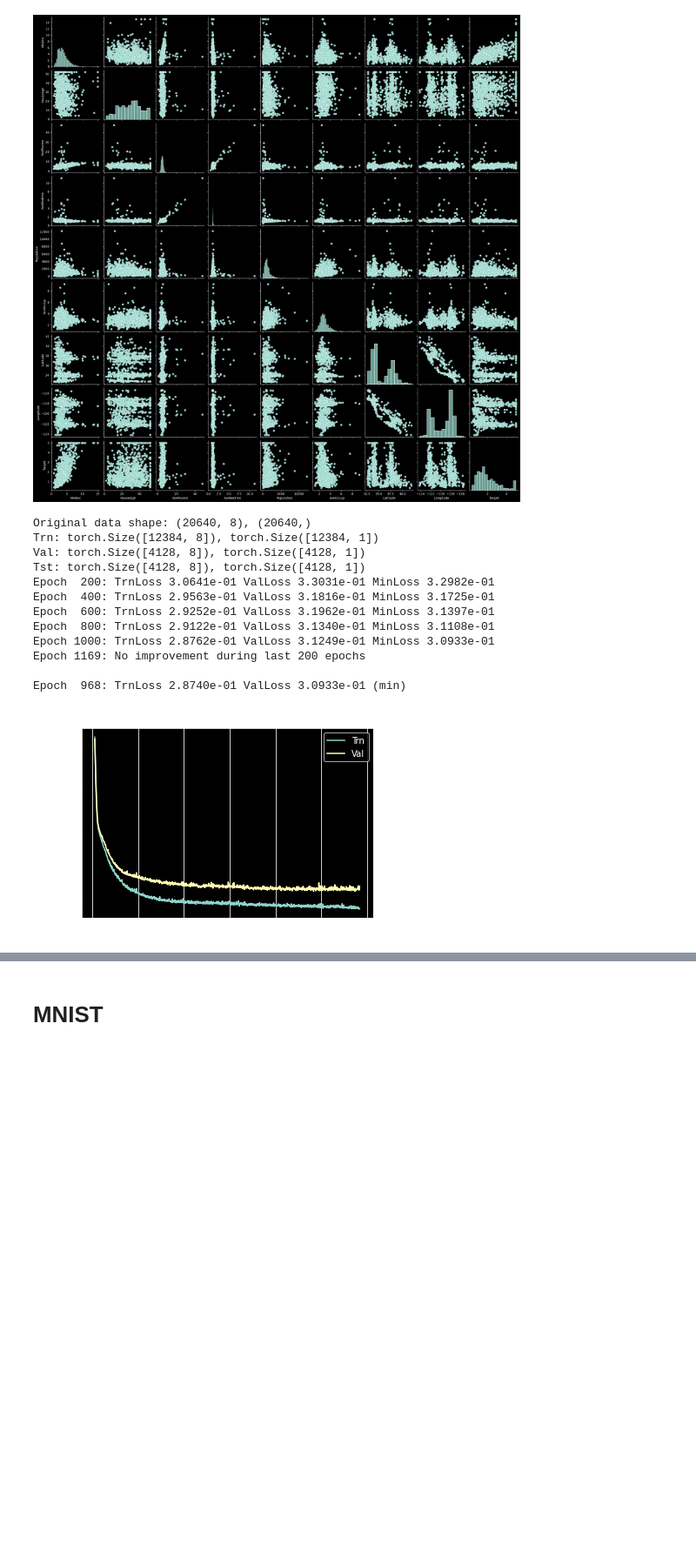
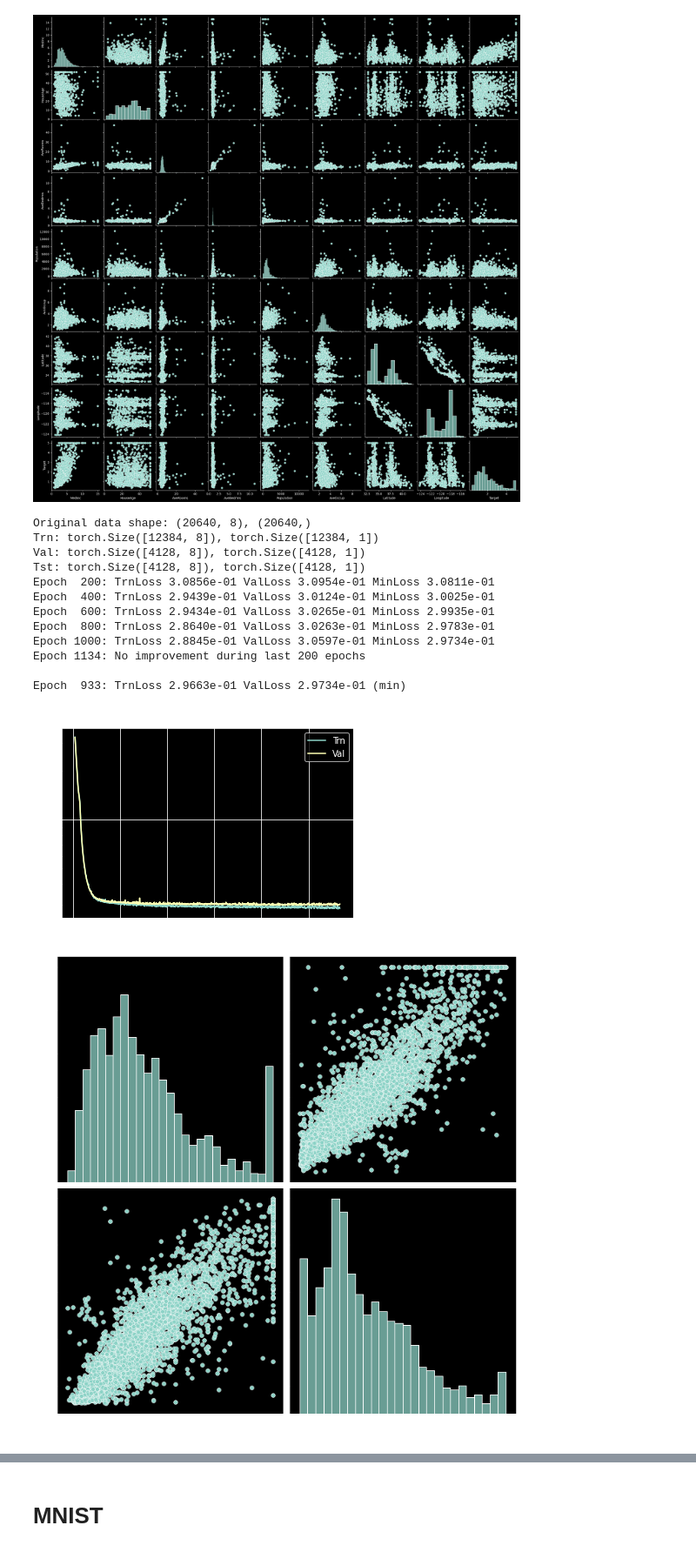
Before and after one commit to ajwkim/DLRL, a Jupyter notebook: pytorch3.ipynb, the cells around one changed output, grey strips where cells are left out. Shown at 87% size. Saved outputs shown, nothing was run; the diff lists cells and outputs as text; code cells hidden in the pictures; blank space fills up the shorter version.

```diff
--- a/pytorch3.ipynb
+++ b/pytorch3.ipynb
@@ -229,36 +229,39 @@ sns.pairplot(df.sample(1000));
 <seaborn.axisgrid.PairGrid at 0x...>
 [figure]
 # %%
+from types import SimpleNamespace
 from torch import nn, optim
 from data import getCaliforniaHousing, get_dataloader
 from model import linear_regressor
 from utils import Regressor
 
+cf = SimpleNamespace(n_epoch=3000, n_print=200, early_stop=200, plot_from=10,
+                     b_size=512)
+
 Xtrn, Xval, Xtst, ytrn, yval, ytst = getCaliforniaHousing()
+trnloader = get_dataloader(Xtrn, ytrn, cf.b_size, shuffle=T)
+valloader = get_dataloader(Xval, yval, cf.b_size)
+tstloader = get_dataloader(Xtst, ytst, cf.b_size)
+
 model = linear_regressor(Xtrn.size(-1), 1, dim_step=-1)
 optimizer = optim.Adam(model.parameters())
 criterion = nn.functional.mse_loss
 
-b_size = 256
-trnloader = get_dataloader(Xtrn, ytrn, b_size, shuffle=T)
-valloader = get_dataloader(Xval, yval, b_size)
-tstloader = get_dataloader(Xtst, ytst, b_size)
-n_epoch, n_print, early_stop = 3000, 200, 200
-plot_from = 10
-
 regressor = Regressor(model, optimizer, criterion)
-regressor.run(trnloader, valloader, n_epoch, n_print, early_stop, plot_from);
+regressor.run(trnloader, valloader, cf.n_epoch, cf.n_print, cf.early_stop, cf.plot_from);
+regressor.test(tstloader)
 # %% [output]
 Original data shape: (20640, 8), (20640,)
 Trn: torch.Size([12384, 8]), torch.Size([12384, 1])
 Val: torch.Size([4128, 8]), torch.Size([4128, 1])
 Tst: torch.Size([4128, 8]), torch.Size([4128, 1])
-Epoch  200: TrnLoss 3.0641e-01 ValLoss 3.3031e-01 MinLoss 3.2982e-01
-Epoch  400: TrnLoss 2.9563e-01 ValLoss 3.1816e-01 MinLoss 3.1725e-01
-Epoch  600: TrnLoss 2.9252e-01 ValLoss 3.1962e-01 MinLoss 3.1397e-01
-Epoch  800: TrnLoss 2.9122e-01 ValLoss 3.1340e-01 MinLoss 3.1108e-01
-Epoch 1000: TrnLoss 2.8762e-01 ValLoss 3.1249e-01 MinLoss 3.0933e-01
-Epoch 1169: No improvement during last 200 epochs
+Epoch  200: TrnLoss 3.0856e-01 ValLoss 3.0954e-01 MinLoss 3.0811e-01
+Epoch  400: TrnLoss 2.9439e-01 ValLoss 3.0124e-01 MinLoss 3.0025e-01
+Epoch  600: TrnLoss 2.9434e-01 ValLoss 3.0265e-01 MinLoss 2.9935e-01
+Epoch  800: TrnLoss 2.8640e-01 ValLoss 3.0263e-01 MinLoss 2.9783e-01
+Epoch 1000: TrnLoss 2.8845e-01 ValLoss 3.0597e-01 MinLoss 2.9734e-01
+Epoch 1134: No improvement during last 200 epochs
 
-Epoch  968: TrnLoss 2.8740e-01 ValLoss 3.0933e-01 (min)
+Epoch  933: TrnLoss 2.9663e-01 ValLoss 2.9734e-01 (min)
-[figure, old version]
+[figure, new version]
+[figure, added]
```
Also changed, not shown: parts of 4 cells of this notebook, 1 other file.
